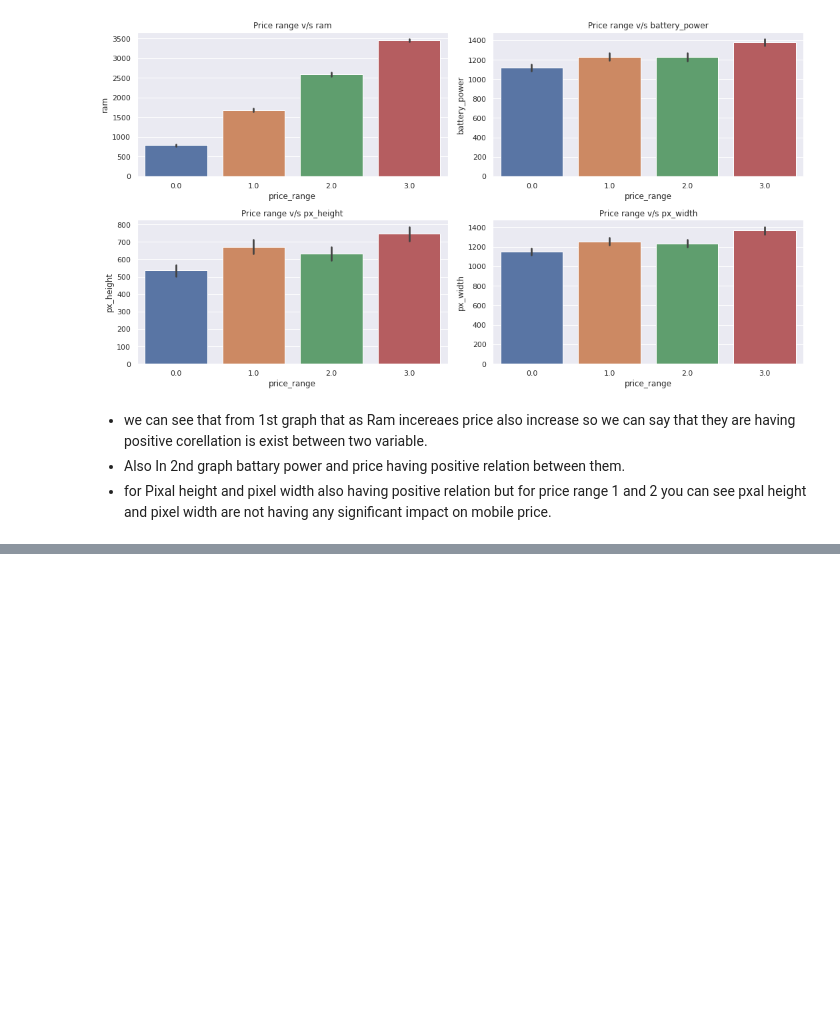
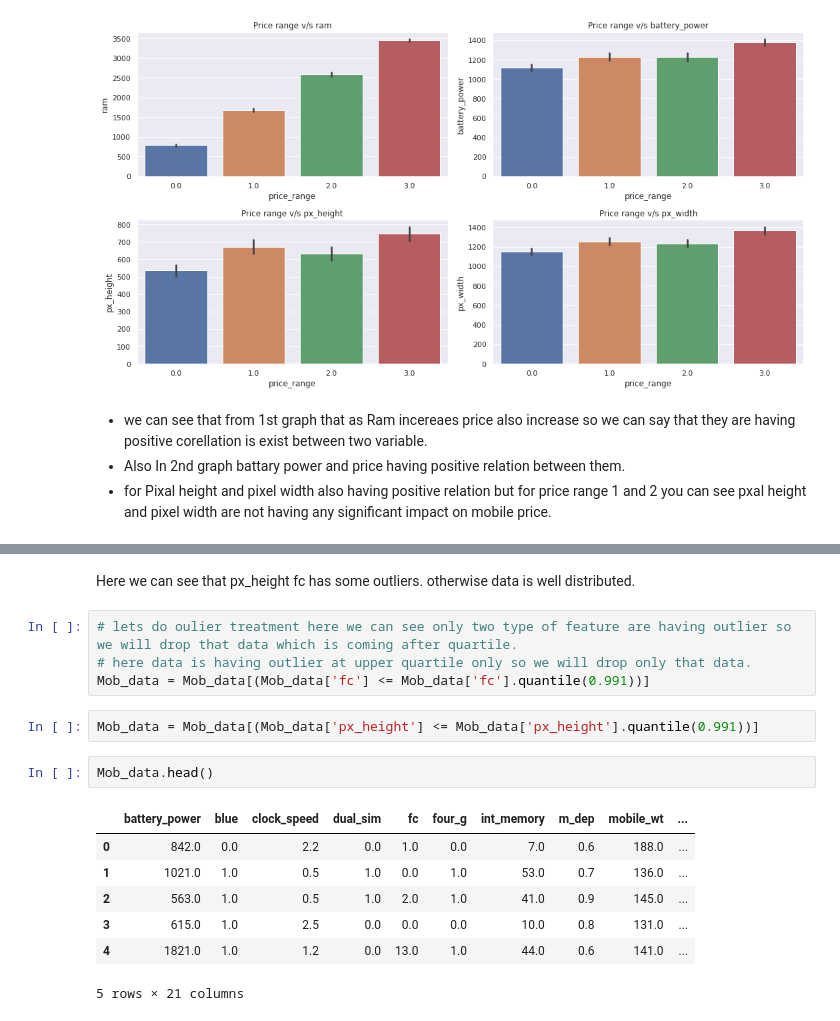
Before and after one commit to SujitbMusale/Mobile-Price-Range-Prediction-classification, a Jupyter notebook: Mobile_Price_Range_Prediction.ipynb, the cells around one changed output, grey strips where cells are left out. Cells and saved outputs as stored; diff of their text form; blank space fills up the shorter version.

```diff
--- a/Mobile_Price_Range_Prediction.ipynb
+++ b/Mobile_Price_Range_Prediction.ipynb
@@ -222,0 +278,19 @@ so we can say that they are having positive corellation is exist between two var
+# %% [markdown]
+Here we can see that px_height fc has some outliers.
+otherwise data is well distributed.
+# %%
+# lets do oulier treatment here we can see only two type of feature are having outlier so we will drop that data which is coming after quartile.
+# here data is having outlier at upper quartile only so we will drop only that data.
+Mob_data = Mob_data[(Mob_data['fc'] <= Mob_data['fc'].quantile(0.991))]
+# %%
+Mob_data = Mob_data[(Mob_data['px_height'] <= Mob_data['px_height'].quantile(0.991))]
+# %%
+Mob_data.head()
+# %% [output]
+|  | battery_power | blue | clock_speed | dual_sim | fc | four_g | int_memory | m_dep | mobile_wt | ... |
+| 0 | 842.0 | 0.0 | 2.2 | 0.0 | 1.0 | 0.0 | 7.0 | 0.6 | 188.0 | ... |
+| 1 | 1021.0 | 1.0 | 0.5 | 1.0 | 0.0 | 1.0 | 53.0 | 0.7 | 136.0 | ... |
+| 2 | 563.0 | 1.0 | 0.5 | 1.0 | 2.0 | 1.0 | 41.0 | 0.9 | 145.0 | ... |
+| 3 | 615.0 | 1.0 | 2.5 | 0.0 | 0.0 | 0.0 | 10.0 | 0.8 | 131.0 | ... |
+| 4 | 1821.0 | 1.0 | 1.2 | 0.0 | 13.0 | 1.0 | 44.0 | 0.6 | 141.0 | ... |
+5 rows × 21 columns
```
Also changed, not shown: parts of 7 cells of this notebook.
